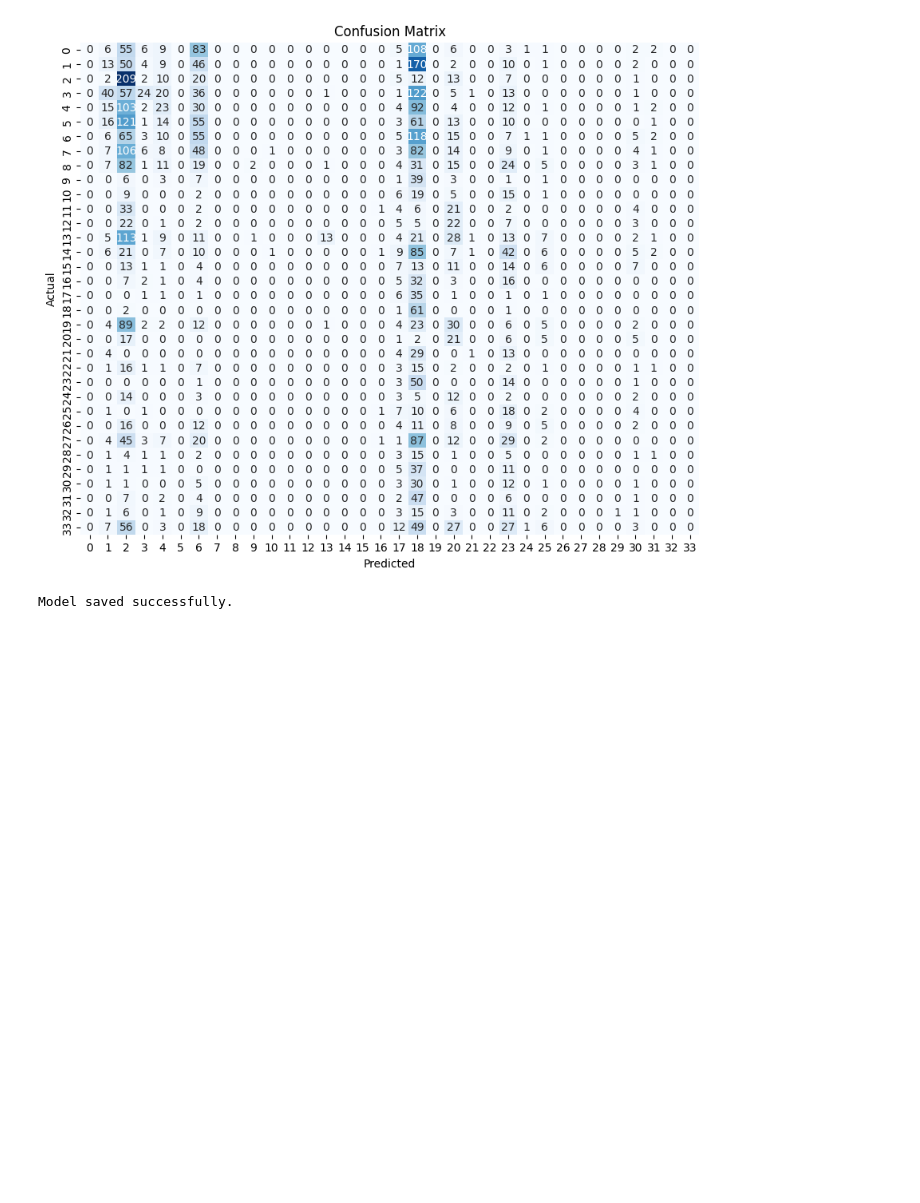
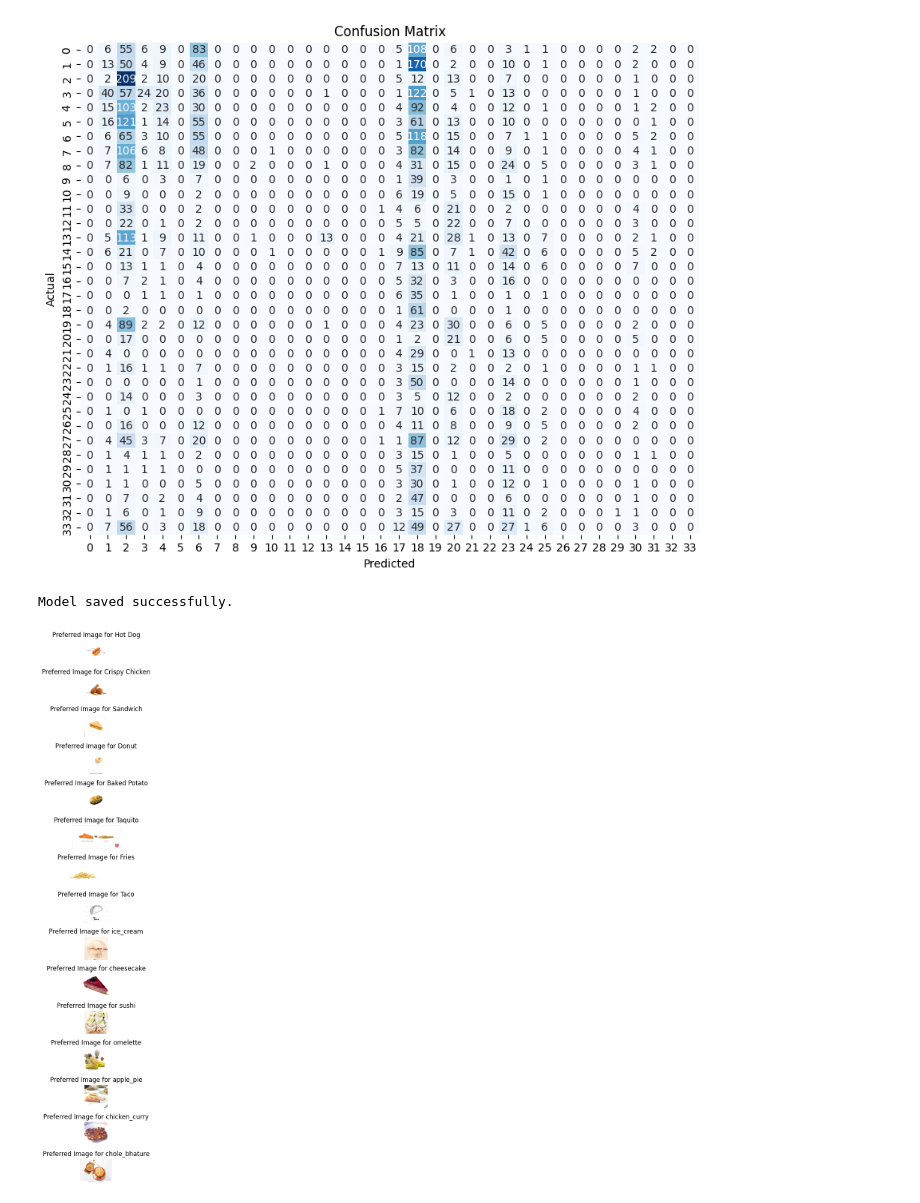
Before and after one commit to ZemelakGoraga/image_classification, a Jupyter notebook: food_image_classification.ipynb, the cells around one changed output. Saved outputs shown, nothing was run; the diff lists cells and outputs as text; code cells hidden in the pictures; blank space fills up the shorter version.

```diff
--- a/food_image_classification.ipynb
+++ b/food_image_classification.ipynb
@@ -311,0 +571,57 @@ df.head()
+# %%
+# Consumers preference for a specific sample_image of a given class (e.g. based on brightness of the image)
+import os
+import matplotlib.pyplot as plt
+import random
+import numpy as np
+from collections import Counter
+from PIL import Image
+
+# Define the dataset directory
+dataset_dir = 'Food Classification dataset'
+
+# Get a list of class names (subdirectories)
+class_names = os.listdir(dataset_dir)
+
+# Count the number of images in each class
+class_counts = {class_name: len(os.listdir(os.path.join(dataset_dir, class_name))) for class_name in class_names}
+
+# Sort classes by image count and get the top 15 classes
+top_classes = dict(sorted(class_counts.items(), key=lambda item: item[1], reverse=True)[:15])
+
+# Function to compute brightness value of an image
+def compute_brightness(image):
+    return np.mean(image)
+
+# Dictionary to store preferred images for each class
+preferred_images = {}
+
+# Find the most preferred image for each class
+for class_name in top_classes.keys():
+    class_dir = os.path.join(dataset_dir, class_name)
+    image_names = os.listdir(class_dir)
+    preferred_image = None
+    max_brightness = -1
+
+    for image_name in image_names:
+        image_path = os.path.join(class_dir, image_name)
+        image = Image.open(image_path)
+        image = np.array(image)  # Convert PIL image to numpy array
+        brightness = compute_brightness(image)
+        if brightness > max_brightness:
+            preferred_image = image
+            max_brightness = brightness
+
+    preferred_images[class_name] = preferred_image
+
+# Display the preferred images
+plt.figure(figsize=(15, 15))
+for i, class_name in enumerate(preferred_images.keys()):
+    plt.subplot(len(preferred_images), 1, i + 1)
+    plt.imshow(preferred_images[class_name])
+    plt.title(f"Preferred Image for {class_name}")
+    plt.axis('off')
+plt.tight_layout()
+plt.show()
+# %% [output]
+[figure, added]
```
Also changed, not shown: parts of 16 cells of this notebook.
